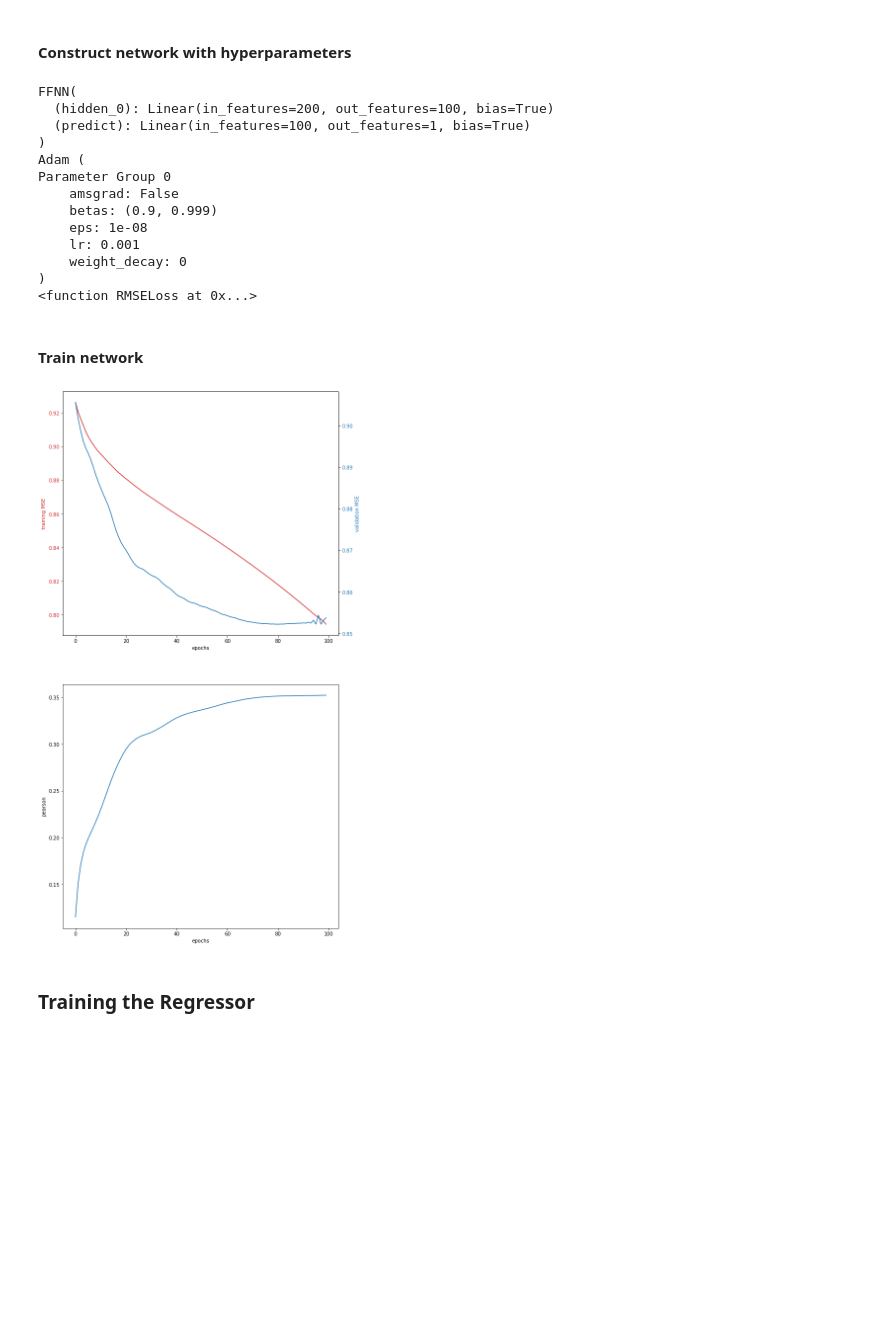
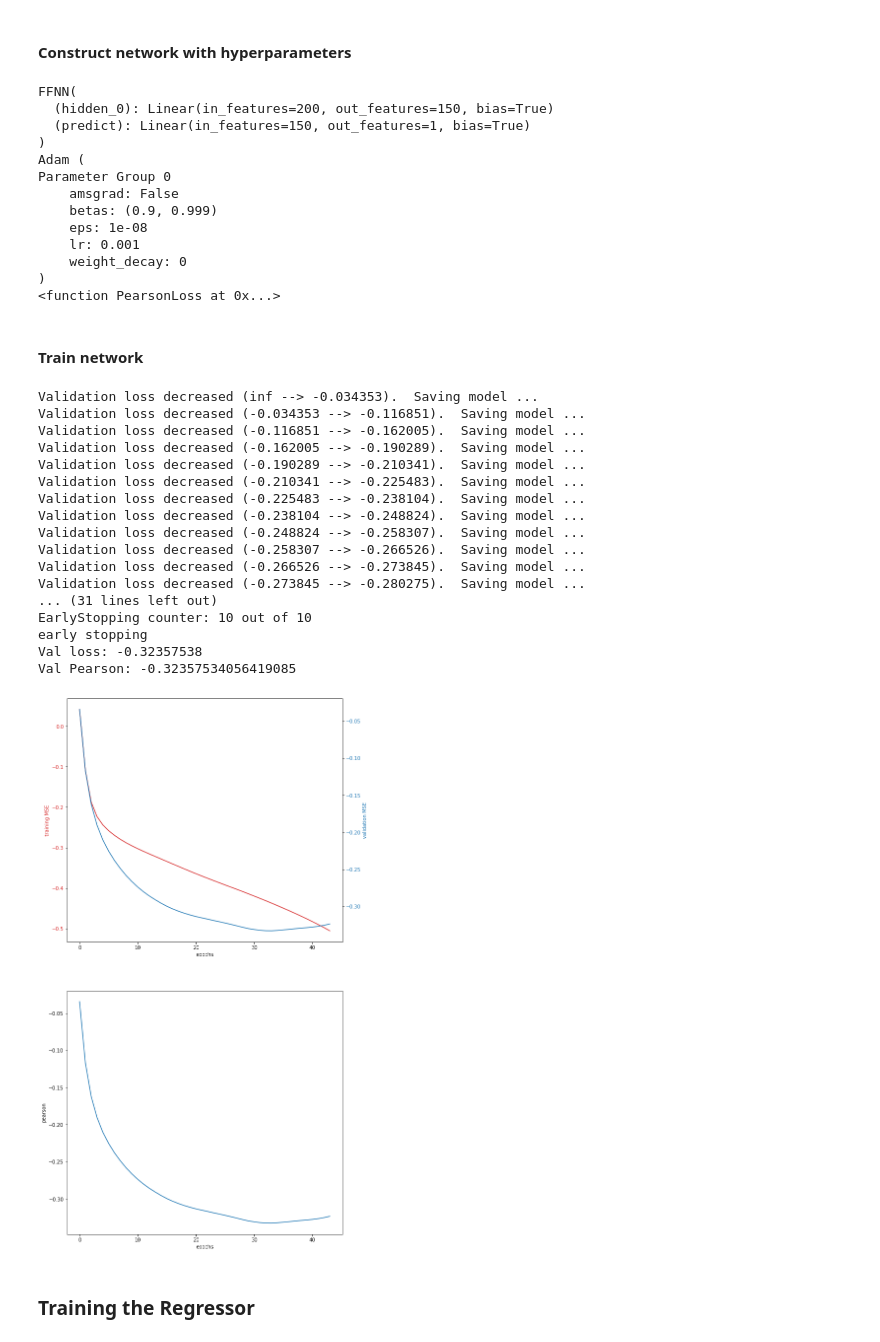
Before and after one commit to ansonmiu0214/C490CW, a Jupyter notebook: baseline.ipynb, the cells around one changed output. Saved outputs shown, nothing was run; the diff lists cells and outputs as text; code cells hidden in the pictures; blank space fills up the shorter version.

Commit message:
Change loss function to negative Pearson score

```diff
--- a/baseline.ipynb
+++ b/baseline.ipynb
@@ -584,10 +634,16 @@ class FFNN(torch.nn.Module):
 def RMSELoss(yhat,y):
     return torch.sqrt(torch.mean((yhat-y)**2))
 
+def PearsonLoss(x, y):
+    vx = x - torch.mean(x)
+    vy = y - torch.mean(y)
+    cost = torch.sum(vx * vy) / (torch.sqrt(torch.sum(vx ** 2)) * torch.sqrt(torch.sum(vy ** 2)))
+    return cost
+
 EMBEDDING_DIMENSION = 100
-HIDDEN_LAYERS = [100]
+HIDDEN_LAYERS = [150]
 LR = 0.001
-NUM_EPOCHS = 100
+NUM_EPOCHS = 200
 
 model = FFNN(2 * EMBEDDING_DIMENSION, *HIDDEN_LAYERS)
 print(model)
@@ -595,13 +651,14 @@ print(model)
 optimizer = torch.optim.Adam(model.parameters(), lr=LR)
 print(optimizer)
 
-loss_fn = torch.nn.MSELoss()
-loss_fn = RMSELoss
+# loss_fn = torch.nn.MSELoss()
+# loss_fn = RMSELoss
+loss_fn = PearsonLoss
 print(loss_fn)
 # %% [output]
 FFNN(
-  (hidden_0): Linear(in_features=200, out_features=100, bias=True)
-  (predict): Linear(in_features=100, out_features=1, bias=True)
+  (hidden_0): Linear(in_features=200, out_features=150, bias=True)
+  (predict): Linear(in_features=150, out_features=1, bias=True)
 )
 Adam (
 Parameter Group 0
@@ -611,7 +668,7 @@ Parameter Group 0
     lr: 0.001
     weight_decay: 0
 )
-<function RMSELoss at 0x...>
+<function PearsonLoss at 0x...>
 # %% [markdown]
 #### Train network
 # %%
@@ -630,7 +687,11 @@ train_losses = []
 val_losses = []
 pearsons = []
 
+early_stop = EarlyStopping(patience=10, verbose=True)
+
+final_epoch_count = 0
 for t in range(NUM_EPOCHS):
+    final_epoch_count += 1
     prediction = model(X_train_zh_tensor).squeeze()
     loss = loss_fn(prediction, Y_train_zh)
     train_losses.append(loss.data.numpy())
@@ -647,35 +708,59 @@ for t in range(NUM_EPOCHS):
     # Compute validation loss
     val_prediction = model(X_val_zh_tensor).squeeze()
     val_loss = loss_fn(val_prediction, Y_val_zh)
     val_losses.append(val_loss.data.numpy())
 
     pearson_coeff = pearsonr(Y_val_zh.detach(), val_prediction.detach())
     pearsons.append(pearson_coeff[0])
 
-epochs = np.arange(NUM_EPOCHS)
+    early_stop(val_loss, model)
+    if early_stop.early_stop:
+        print('early stopping')
+        print('Val loss:', val_losses[-1])
+        print('Val Pearson:', pearson_coeff[0])
+        break
+
+epochs = np.arange(final_epoch_count)
 plt.figure(figsize=(10, 20))
 plt.subplot(2, 1, 1)
 ax1 = plt.gca()
 ax1.set_xlabel('epochs')
 ax1.set_ylabel('training MSE', color='tab:red')
 ax1.plot(epochs, train_losses, color='tab:red', label='training loss')
 ax1.tick_params(axis='y', labelcolor='tab:red')
 
 ax2 = ax1.twinx()
 ax2.set_ylabel('validation MSE', color='tab:blue')
 ax2.plot(epochs, val_losses, color='tab:blue', label='validation loss')
 ax2.tick_params(axis='y', labelcolor='tab:blue')
 
 plt.subplot(2, 1, 2)
 ax = plt.gca()
 ax.set_xlabel('epochs')
 ax.set_ylabel('pearson')
 ax.plot(epochs, pearsons, label='validation')
 ax.tick_params(axis='y')
 
 plt.show()
 # %% [output]
+Validation loss decreased (inf --> -0.034353).  Saving model ...
+Validation loss decreased (-0.034353 --> -0.116851).  Saving model ...
+Validation loss decreased (-0.116851 --> -0.162005).  Saving model ...
+Validation loss decreased (-0.162005 --> -0.190289).  Saving model ...
+Validation loss decreased (-0.190289 --> -0.210341).  Saving model ...
+Validation loss decreased (-0.210341 --> -0.225483).  Saving model ...
+Validation loss decreased (-0.225483 --> -0.238104).  Saving model ...
+Validation loss decreased (-0.238104 --> -0.248824).  Saving model ...
+Validation loss decreased (-0.248824 --> -0.258307).  Saving model ...
+Validation loss decreased (-0.258307 --> -0.266526).  Saving model ...
+Validation loss decreased (-0.266526 --> -0.273845).  Saving model ...
+Validation loss decreased (-0.273845 --> -0.280275).  Saving model ...
+... (31 lines left out)
+EarlyStopping counter: 10 out of 10
+early stopping
+Val loss: -0.32357538
+Val Pearson: -0.32357534056419085
-[figure, old version]
+[figure, new version]
 # %% [markdown]
 ### Training the Regressor
 # %% [markdown]
```
Also changed, not shown: parts of 3 cells of this notebook.
